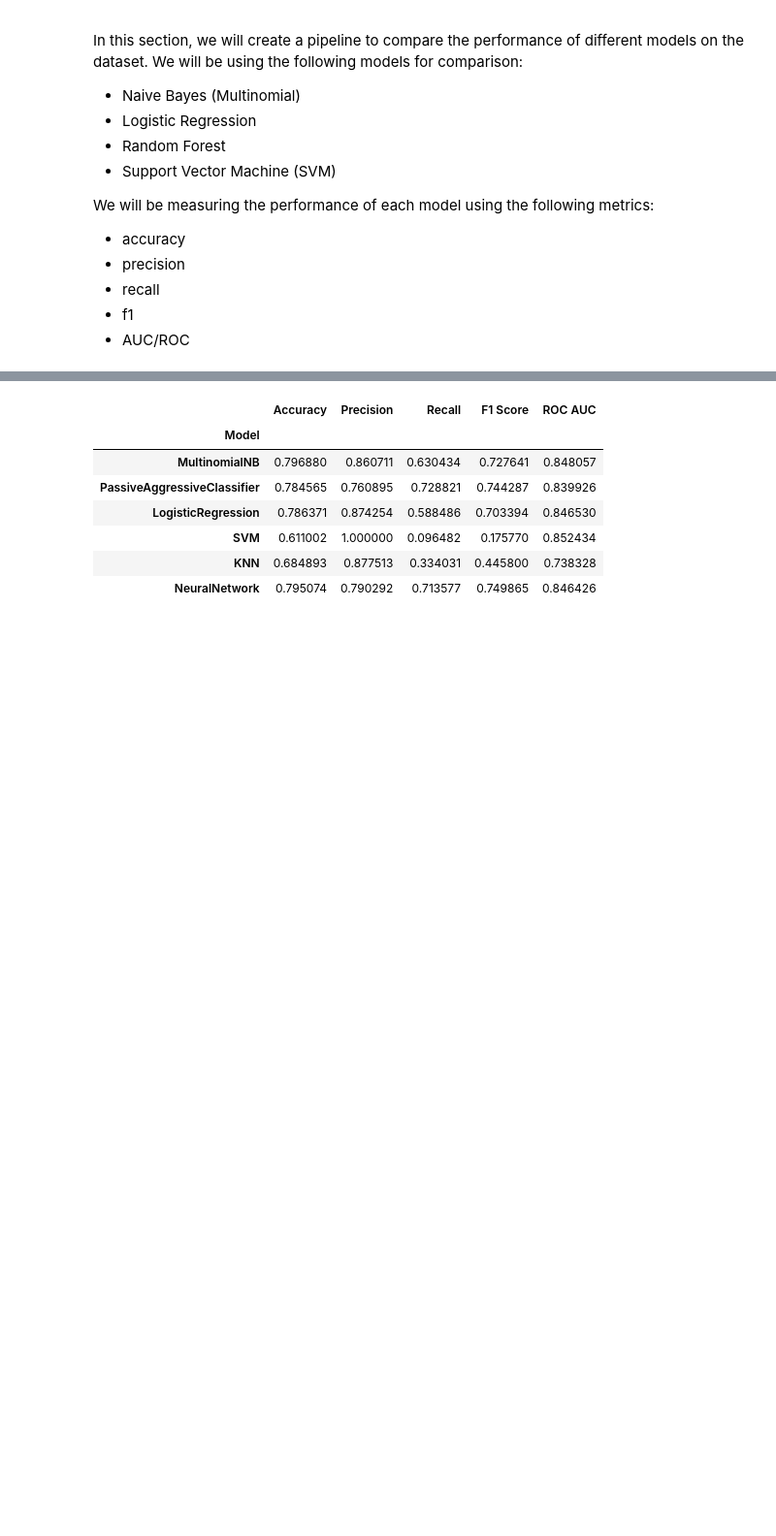
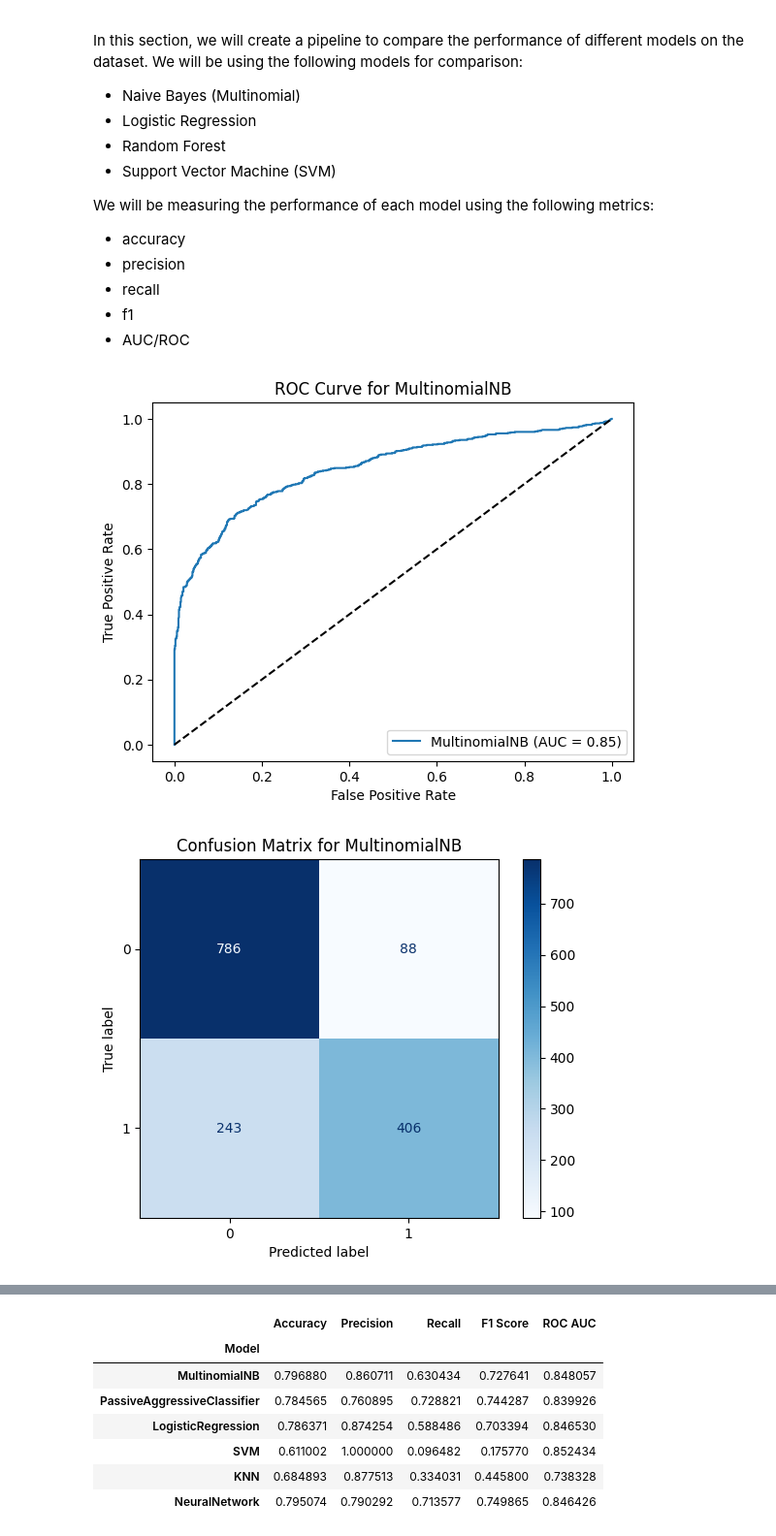
Before and after one commit to CSC-4260-Advanced-Data-Science-Project/NLP_Disaster_Tweets, a Jupyter notebook: NLP-Preprocessing-and-Model-Analysis.ipynb, the cells around one changed output, grey strips where cells are left out. Shown at 97% size. Cells and saved outputs as stored; diff of their text form; code cells hidden in the pictures; blank space fills up the shorter version.

Commit message:
added roc-AUC graphs and confusion matrix

```diff
--- a/NLP-Preprocessing-and-Model-Analysis.ipynb
+++ b/NLP-Preprocessing-and-Model-Analysis.ipynb
@@ -501,6 +503,9 @@ We will be measuring the performance of each model using the following metrics:
 - f1
 - AUC/ROC
 # %%
+from sklearn.metrics import roc_curve, auc, confusion_matrix, ConfusionMatrixDisplay
+import matplotlib.pyplot as plt
+
 # Define the pipelines for each model
 pipelines = {
     'MultinomialNB': Pipeline([
@@ -542,34 +547,55 @@ for model_name, pipeline in pipelines.items():
     precision = cross_val_score(pipeline, x_train, y_train, cv=cv, scoring='precision').mean()
     recall = cross_val_score(pipeline, x_train, y_train, cv=cv, scoring='recall').mean()
     f1 = cross_val_score(pipeline, x_train, y_train, cv=cv, scoring='f1').mean()
 
-    # Fit the pipeline with the training data to get ROC AUC
+    # Fit the pipeline with the training data to get predictions and ROC AUC
     pipeline.fit(x_train, y_train)
+    y_pred = pipeline.predict(x_test)
     if model_name == 'PassiveAggressiveClassifier' or model_name == 'SVM':
-        roc_auc = roc_auc_score(y_test, pipeline.decision_function(x_test))
+        y_scores = pipeline.decision_function(x_test)
     else:
-        roc_auc = roc_auc_score(y_test, pipeline.predict_proba(x_test)[:, 1])
+        y_scores = pipeline.predict_proba(x_test)[:, 1]
+
+    roc_auc = roc_auc_score(y_test, y_scores)
 
     # Create a DataFrame with the current model's results
     model_results = pd.DataFrame({
         'Model': [model_name],
         'Accuracy': [accuracy],
         'Precision': [precision],
         'Recall': [recall],
         'F1 Score': [f1],
         'ROC AUC': [roc_auc]
     })
 
     # Concatenate the current model's results with the overall results
     results = pd.concat([results, model_results], ignore_index=True)
 
+    # Plot ROC-AUC curve
+    fpr, tpr, _ = roc_curve(y_test, y_scores)
+    plt.figure()
+    plt.plot(fpr, tpr, label=f'{model_name} (AUC = {roc_auc:.2f})')
+    plt.plot([0, 1], [0, 1], 'k--')  # Diagonal line
+    plt.xlabel('False Positive Rate')
+    plt.ylabel('True Positive Rate')
+    plt.title(f'ROC Curve for {model_name}')
+    plt.legend(loc='lower right')
+    plt.show()
+
+    # Plot confusion matrix
+    cm = confusion_matrix(y_test, y_pred)
+    disp = ConfusionMatrixDisplay(confusion_matrix=cm, display_labels=pipeline.classes_)
+    disp.plot(cmap='Blues')
+    plt.title(f'Confusion Matrix for {model_name}')
+    plt.show()
 
 # Highlight the max value in each column except for 'Model'
 results = results.set_index('Model')
 results = results.style.highlight_max(axis=0, color='green').set_table_styles(
     [{'selector': 'th', 'props': [('font-size', '14px'), ('color', 'black'), ('background-color', 'white')]}])
 
-
 # Display the results
 results
 # %% [output]
+[figure, added]
+[figure, added]
```
Also changed, not shown: parts of 5 cells of this notebook.
